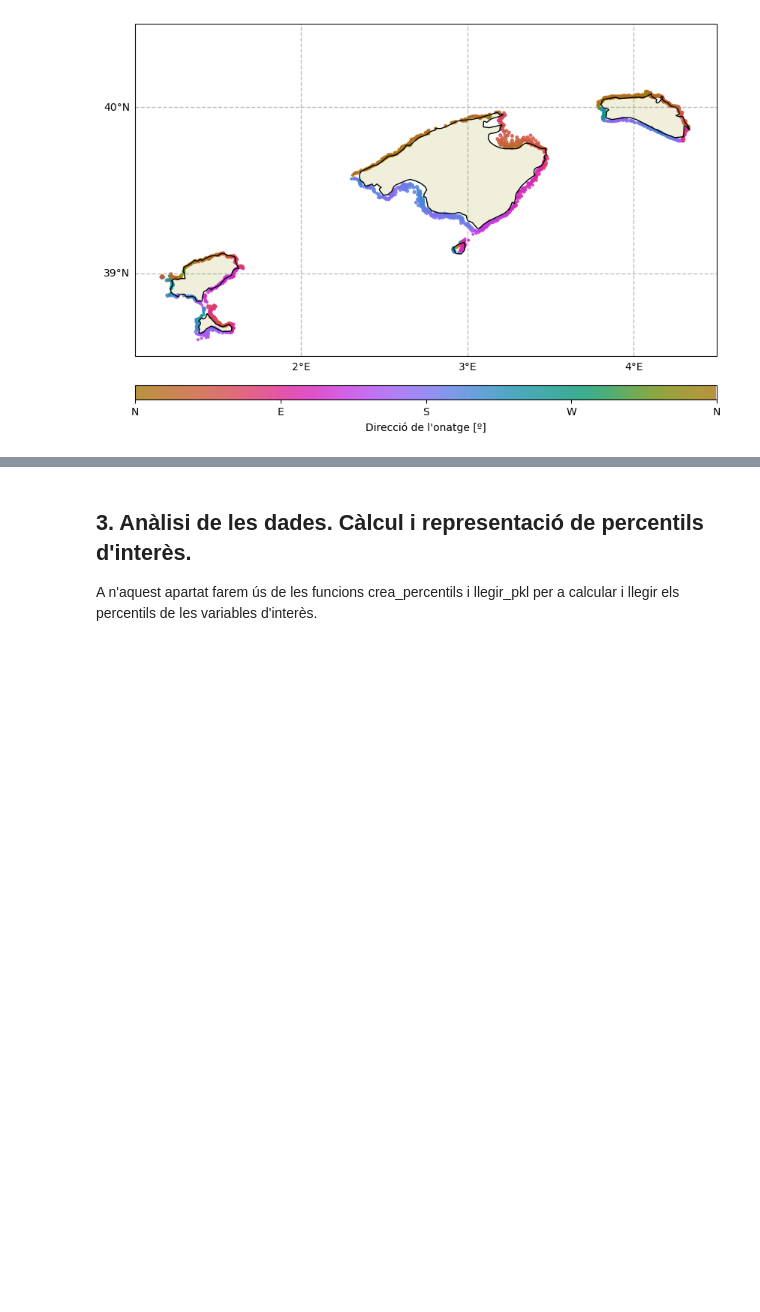
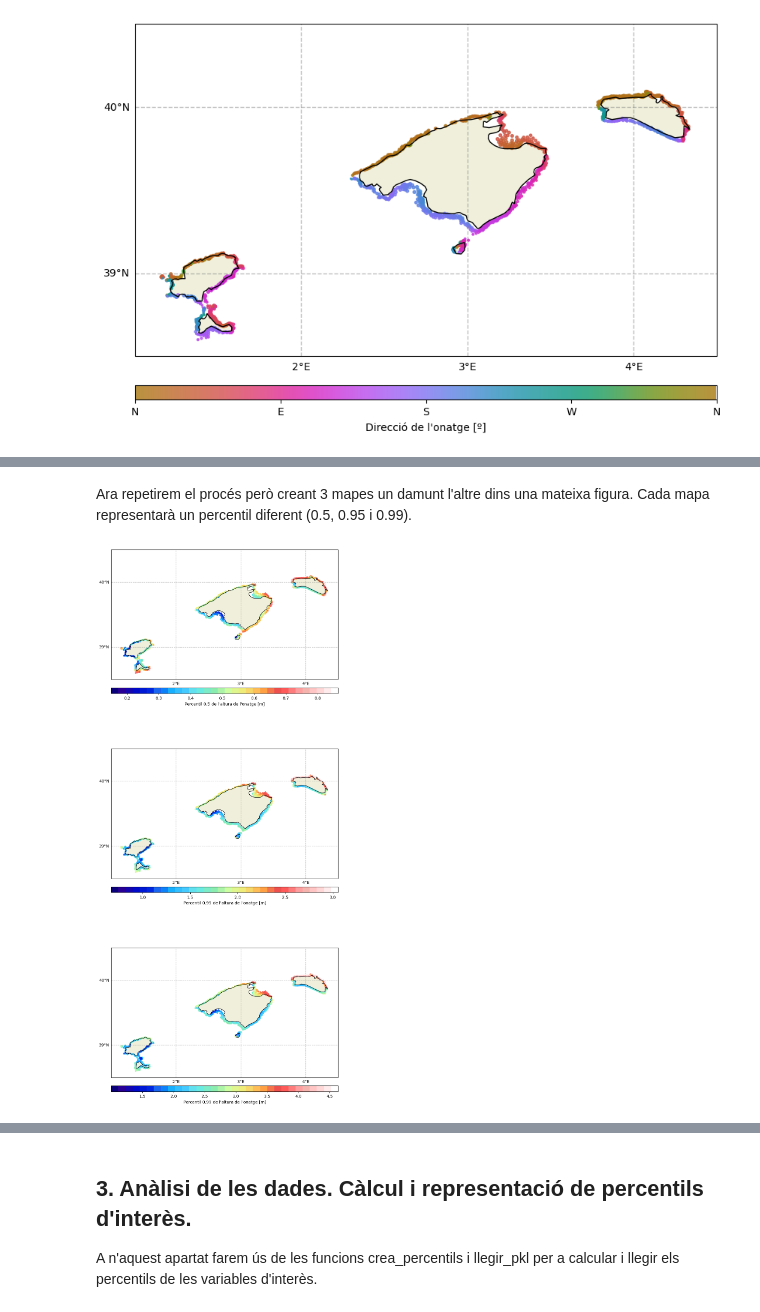
Before and after one commit to mugva/coexmed_tfg, a Jupyter notebook: general.ipynb, the cells around one changed output, grey strips where cells are left out. Cells and saved outputs as stored; diff of their text form; code cells hidden in the pictures; blank space fills up the shorter version.

```diff
--- a/general.ipynb
+++ b/general.ipynb
@@ -335,7 +339,7 @@ data_mean_angle = None
 data_mean_radi = None
 
 # demanam si volem executar el càlcul
-res = input('Aquest càlcul pot trigar molt. Vols continuar? (s/[n])')
+res = input('Aquest càlcul pot tardar molt. Vols continuar? (s/[n])')
 if res not in ('s', 'S'):
     raise SystemExit
 
@@ -364,9 +368,9 @@ data_mean_res = {'angle': data_mean_angle, 'radi': data_mean_radi}
 # guardam sa variable percentils en format .pkl
 res = input('Vols guardar la mitjana de les direccions en un fitxer .pkl? (s/[n])')
 if res in ('s', 'S'):
-    nom_arxiu = input('Nom de l\'arxiu ("mitjana_Dp_wavedpt" per defecte) (sense extensió): ') # TODO: comprovar que això funcioni
+    nom_arxiu = input('Nom de l\'arxiu ("mitjana_Dp_wavedpt_FTS" per defecte) (sense extensió): ')
     if nom_arxiu == '':
-        nom_arxiu = 'mitjana_Dp_wavedpt'
+        nom_arxiu = 'mitjana_Dp_wavedpt_FTS'
     with open(r"D:\tfg\pkls\{}.pkl".format(nom_arxiu), 'wb') as f:
         pickle.dump(data_mean_res, f)
 # %% [markdown]
@@ -415,0 +485,37 @@ plt.show()
+# %% [markdown]
+Ara repetirem el procés però creant 3 mapes un damunt l'altre dins una mateixa figura. Cada mapa representarà un percentil diferent (0.5, 0.95 i 0.99).
+# %%
+# llegim dades
+path = r"D:\tfg\pkls\percentils_Hs_wavedpt_FTS.pkl"
+try:
+    percentils_Hs_wavedpt_FTS = llegir_pkl(path)
+except FileNotFoundError:
+    raise FileNotFoundError('No s\'ha trobat l\'arxiu .pkl amb les dades dels percentils de l\'altura de l\'onatge')
+
+# llegim el colormap
+rgb = np.loadtxt(r"D:\tfg\figures\cmaps\GMT_haxby.rgb")
+gmt_haxby = ListedColormap(rgb)
+
+# plots, cream una figura amb 3 subplots
+fig, axs = plt.subplots(3, 1, figsize=(10, 25), subplot_kw={'projection': ccrs.PlateCarree()})
+
+for i, ax in enumerate(axs):
+    ax.set_extent([1., 4.5, 38.5, 40.5])
+    ax.add_feature(cfeature.COASTLINE.with_scale('10m'))
+    ax.add_feature(cfeature.LAND)
+
+    sc = ax.scatter(lon, lat, c=percentils_Hs_wavedpt_FTS.loc[percentils_Hs_wavedpt_FTS.index[i]], cmap=gmt_haxby, s=10, alpha=1)
+
+    cbar = plt.colorbar(sc, ax=ax, label=f'Percentil {percentils_Hs_wavedpt_FTS.index[i]} de l\'altura de l\'onatge [m]', orientation='horizontal', pad=0.05, aspect=40)
+
+    # gridlines
+    gl = ax.gridlines(draw_labels=True, linewidth=1, color='gray', alpha=0.5, linestyle='--')
+    gl.top_labels = gl.right_labels = False
+    gl.xformatter = LONGITUDE_FORMATTER
+    gl.yformatter = LATITUDE_FORMATTER
+    gl.xlocator = mticker.FixedLocator(range(1, 6, 1))  # adjust as per your extent
+    gl.ylocator = mticker.FixedLocator(range(38, 41, 1))  # adjust as per your extent
+
+plt.show()
+# %% [output]
+[figure, added]
```
Also changed, not shown: parts of 9 cells of this notebook, 1 other file.
